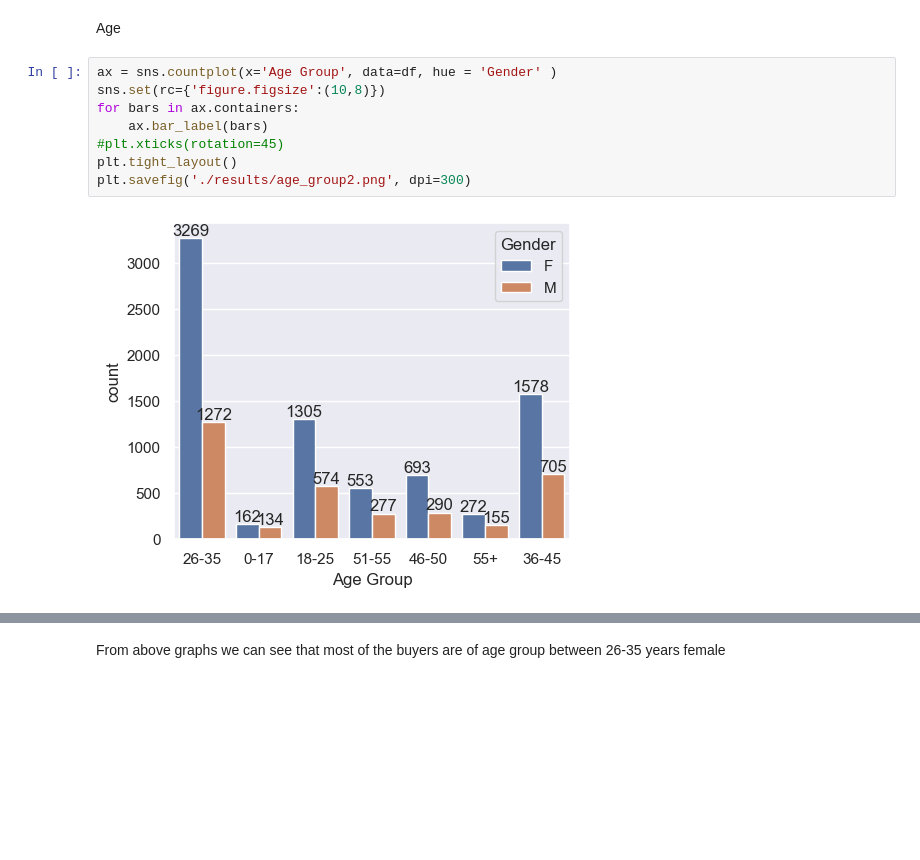
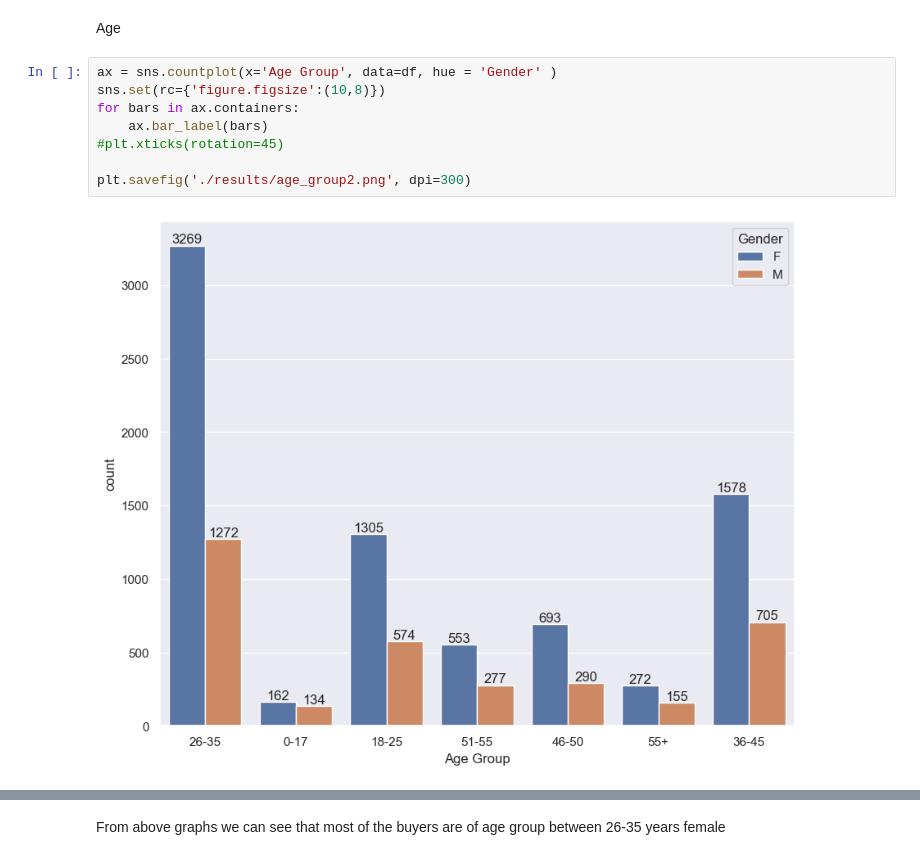
Before and after one commit to ahsanmasum88/diwali_sales_analysis, a Jupyter notebook: diwali_sales_analysis.ipynb, the cells around one changed output, grey strips where cells are left out. Drawn from its saved outputs; the diff is of its cells as text; blank space fills up the shorter version.

```diff
--- a/diwali_sales_analysis.ipynb
+++ b/diwali_sales_analysis.ipynb
@@ -154,13 +154,13 @@ Age
 # %%
 ax = sns.countplot(x='Age Group', data=df, hue = 'Gender' )
 sns.set(rc={'figure.figsize':(10,8)})
 for bars in ax.containers:
     ax.bar_label(bars)
 #plt.xticks(rotation=45)
-plt.tight_layout()
+
 plt.savefig('./results/age_group2.png', dpi=300)
 # %% [output]
-[figure, old version]
+[figure, new version]
 # %%
 # total amount Vs age group
 sales_age = df.groupby(['Age Group'], as_index=False)['Amount'].sum().sort_values(by='Amount', ascending=False)
```
Also changed, not shown: parts of 10 cells of this notebook, 11 other files.
